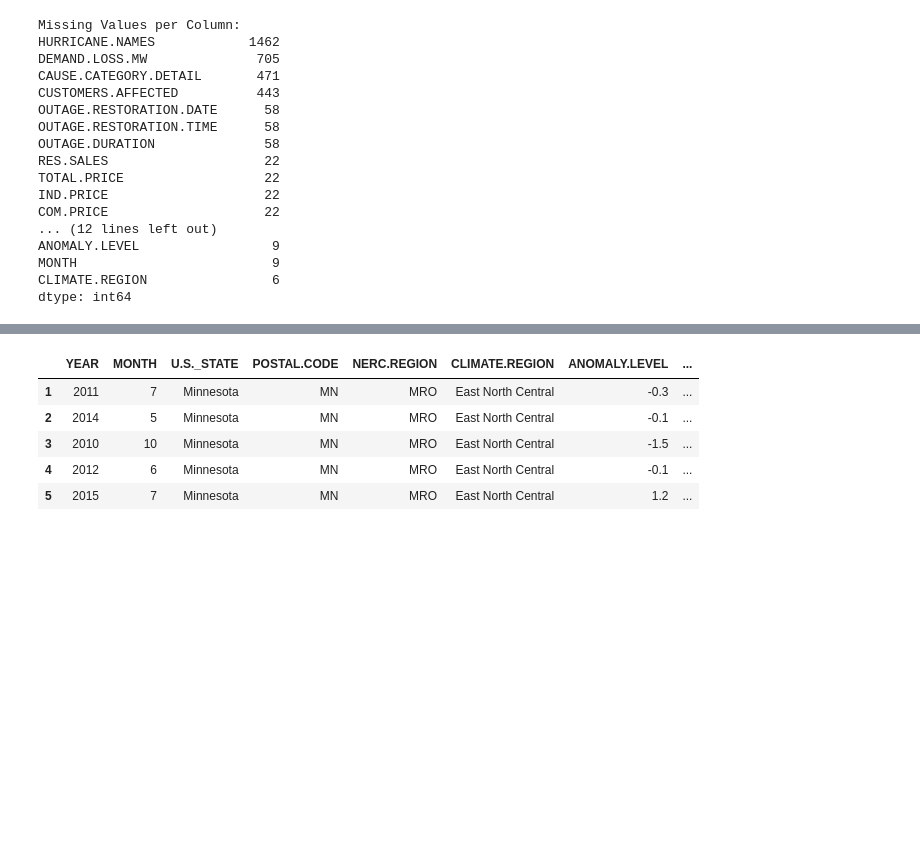
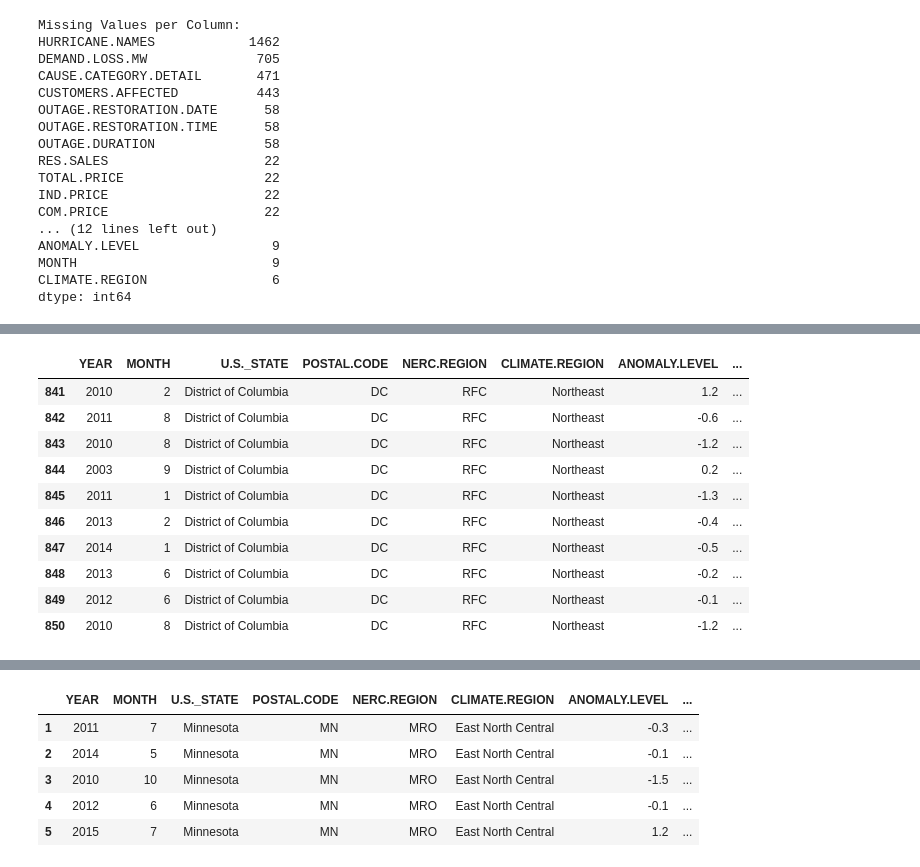
Before and after one commit to k-phantastic/US-Power-Outage-Analysis, a Jupyter notebook: checkpoint1.ipynb, the cells around one changed output, grey strips where cells are left out. Cells and saved outputs as stored; diff of their text form; code cells hidden in the pictures; blank space fills up the shorter version.

```diff
--- a/checkpoint1.ipynb
+++ b/checkpoint1.ipynb
@@ -177,0 +190,16 @@ dtype: int64
+# %%
+# Missing POPDEN_UC and POPDEN_RURAL values --> District of Columbia
+missing_popden_uc_rural = df[df['POPDEN_UC'].isnull() | df['POPDEN_RURAL'].isnull()]
+missing_popden_uc_rural
+# %% [output]
+|  | YEAR | MONTH | U.S._STATE | POSTAL.CODE | NERC.REGION | CLIMATE.REGION | ANOMALY.LEVEL | ... |
+| 841 | 2010 | 2 | District of Columbia | DC | RFC | Northeast | 1.2 | ... |
+| 842 | 2011 | 8 | District of Columbia | DC | RFC | Northeast | -0.6 | ... |
+| 843 | 2010 | 8 | District of Columbia | DC | RFC | Northeast | -1.2 | ... |
+| 844 | 2003 | 9 | District of Columbia | DC | RFC | Northeast | 0.2 | ... |
+| 845 | 2011 | 1 | District of Columbia | DC | RFC | Northeast | -1.3 | ... |
+| 846 | 2013 | 2 | District of Columbia | DC | RFC | Northeast | -0.4 | ... |
+| 847 | 2014 | 1 | District of Columbia | DC | RFC | Northeast | -0.5 | ... |
+| 848 | 2013 | 6 | District of Columbia | DC | RFC | Northeast | -0.2 | ... |
+| 849 | 2012 | 6 | District of Columbia | DC | RFC | Northeast | -0.1 | ... |
+| 850 | 2010 | 8 | District of Columbia | DC | RFC | Northeast | -1.2 | ... |
```
Also changed, not shown: parts of 5 cells of this notebook, 2 other files.
